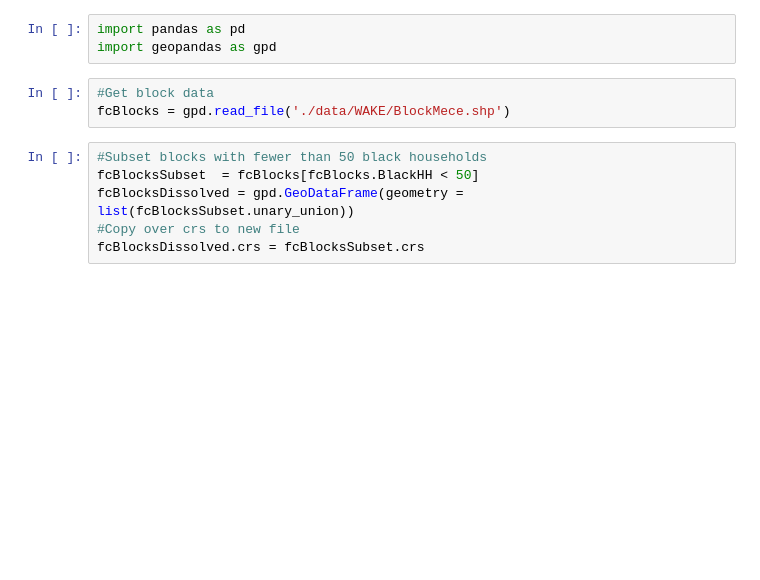
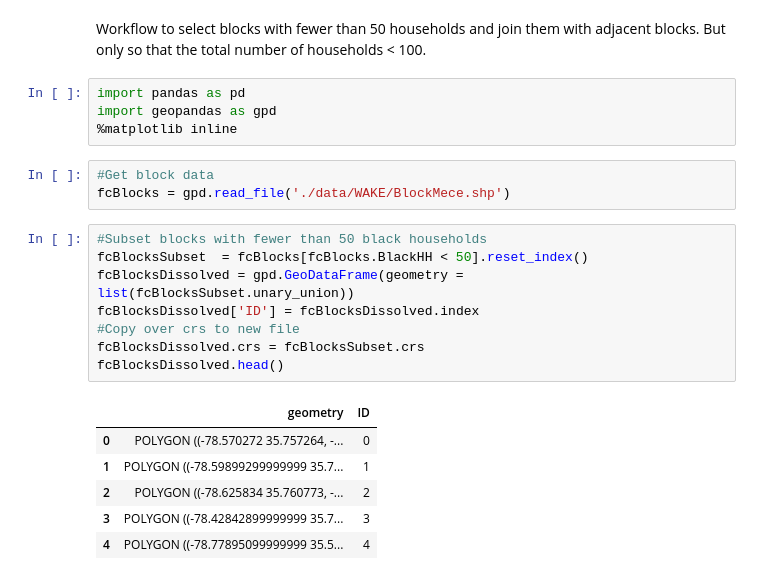
Before and after one commit to johnpfay/WakeVoter, a Jupyter notebook: Group-Blocks.ipynb, the cells around one changed output. Saved outputs shown, nothing was run; the diff lists cells and outputs as text; blank space fills up the shorter version.

```diff
--- a/Group-Blocks.ipynb
+++ b/Group-Blocks.ipynb
@@ -1,13 +1,25 @@
+# %% [markdown]
+Workflow to select blocks with fewer than 50 households and join them with adjacent blocks. But only so that the total number of households < 100.
 # %%
 import pandas as pd
 import geopandas as gpd
+%matplotlib inline
 # %%
 #Get block data
 fcBlocks = gpd.read_file('./data/WAKE/BlockMece.shp')
 # %%
 #Subset blocks with fewer than 50 black households
-fcBlocksSubset  = fcBlocks[fcBlocks.BlackHH < 50]
+fcBlocksSubset  = fcBlocks[fcBlocks.BlackHH < 50].reset_index()
 fcBlocksDissolved = gpd.GeoDataFrame(geometry = list(fcBlocksSubset.unary_union))
+fcBlocksDissolved['ID'] = fcBlocksDissolved.index
 #Copy over crs to new file
 fcBlocksDissolved.crs = fcBlocksSubset.crs
+fcBlocksDissolved.head()
+# %% [output]
+|  | geometry | ID |
+| 0 | POLYGON ((-78.570272 35.757264, -... | 0 |
+| 1 | POLYGON ((-78.59899299999999 35.7... | 1 |
+| 2 | POLYGON ((-78.625834 35.760773, -... | 2 |
+| 3 | POLYGON ((-78.42842899999999 35.7... | 3 |
+| 4 | POLYGON ((-78.77895099999999 35.5... | 4 |
 # %%
```
Also changed, not shown: parts of 5 cells of this notebook.
